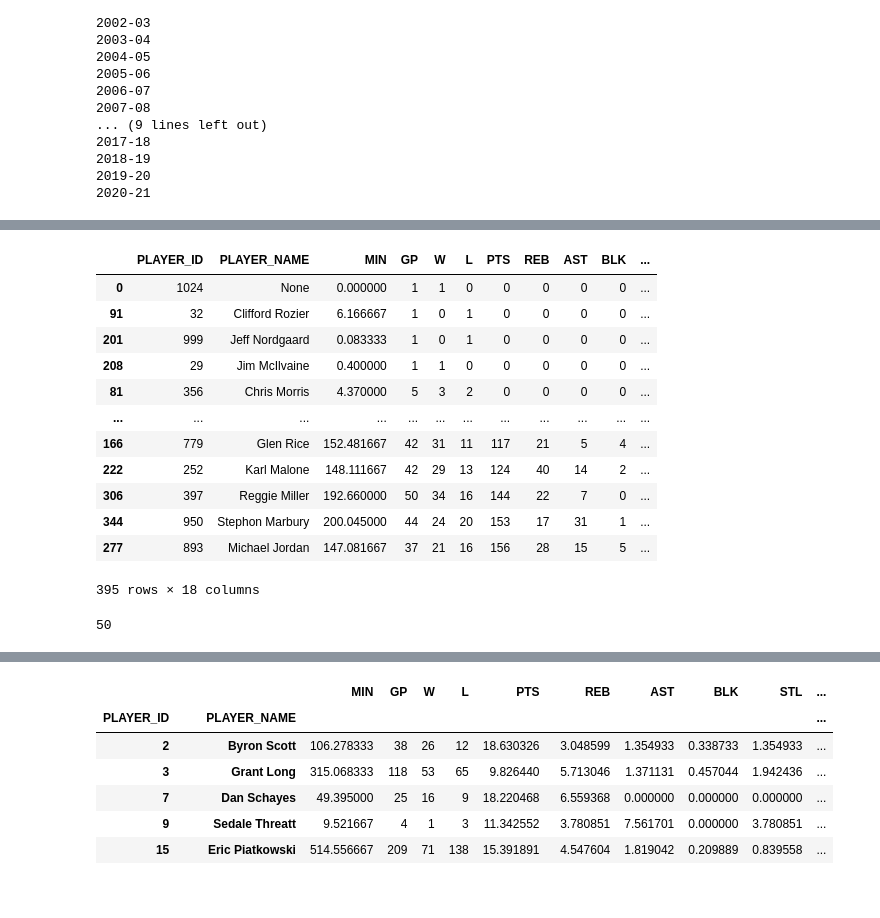
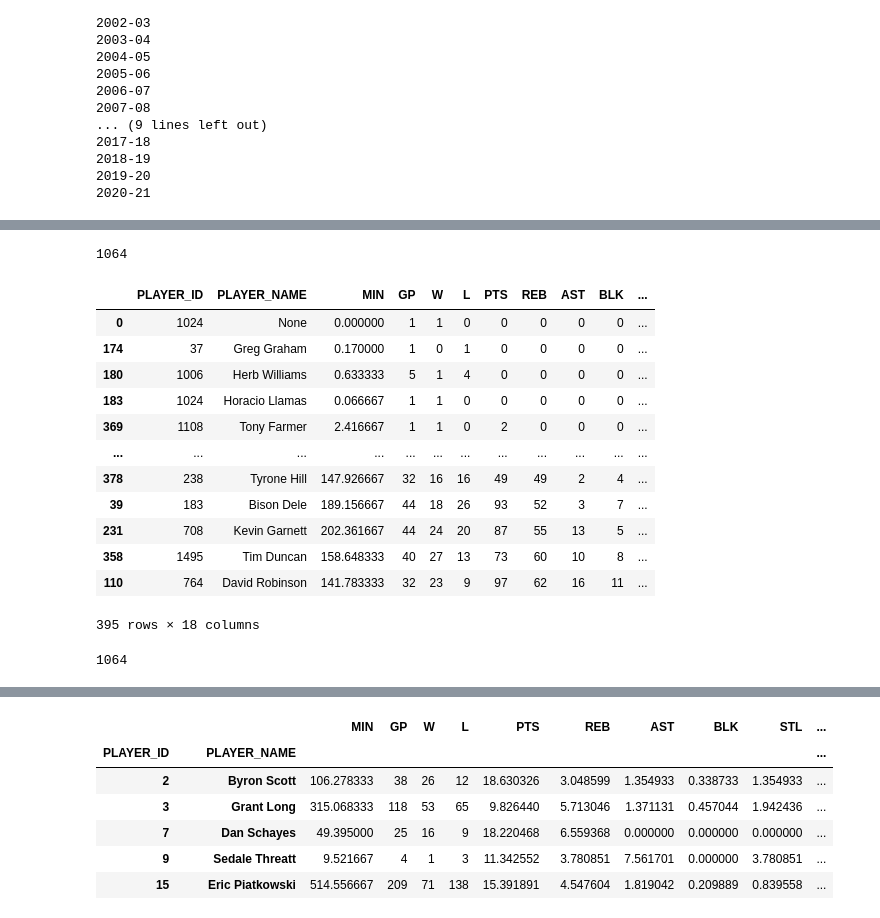
Before and after one commit to Tupacula/nba-clutch-analysis, a Jupyter notebook: cleaner_clutch.ipynb, the cells around one changed output, grey strips where cells are left out. Saved outputs shown, nothing was run; the diff lists cells and outputs as text; code cells hidden in the pictures.

```diff
--- a/cleaner_clutch.ipynb
+++ b/cleaner_clutch.ipynb
@@ -151,19 +173,27 @@ def plot_stats(df1, df2, stat, ):
+# %%
+len(no_scrubs_clutch_all)
+# %% [output]
+1064
 # %%
-clutch_data[1].sort_values('PTS')
+clutch_data[1].sort_values('REB')
 # %% [output]
 |  | PLAYER_ID | PLAYER_NAME | MIN | GP | W | L | PTS | REB | AST | BLK | ... |
 | 0 | 1024 | None | 0.000000 | 1 | 1 | 0 | 0 | 0 | 0 | 0 | ... |
-| 91 | 32 | Clifford Rozier | 6.166667 | 1 | 0 | 1 | 0 | 0 | 0 | 0 | ... |
-| 201 | 999 | Jeff Nordgaard | 0.083333 | 1 | 0 | 1 | 0 | 0 | 0 | 0 | ... |
-| 208 | 29 | Jim McIlvaine | 0.400000 | 1 | 1 | 0 | 0 | 0 | 0 | 0 | ... |
-| 81 | 356 | Chris Morris | 4.370000 | 5 | 3 | 2 | 0 | 0 | 0 | 0 | ... |
+| 174 | 37 | Greg Graham | 0.170000 | 1 | 0 | 1 | 0 | 0 | 0 | 0 | ... |
+| 180 | 1006 | Herb Williams | 0.633333 | 5 | 1 | 4 | 0 | 0 | 0 | 0 | ... |
+| 183 | 1024 | Horacio Llamas | 0.066667 | 1 | 1 | 0 | 0 | 0 | 0 | 0 | ... |
+| 369 | 1108 | Tony Farmer | 2.416667 | 1 | 1 | 0 | 2 | 0 | 0 | 0 | ... |
 | ... | ... | ... | ... | ... | ... | ... | ... | ... | ... | ... | ... |
-| 166 | 779 | Glen Rice | 152.481667 | 42 | 31 | 11 | 117 | 21 | 5 | 4 | ... |
-| 222 | 252 | Karl Malone | 148.111667 | 42 | 29 | 13 | 124 | 40 | 14 | 2 | ... |
-| 306 | 397 | Reggie Miller | 192.660000 | 50 | 34 | 16 | 144 | 22 | 7 | 0 | ... |
-| 344 | 950 | Stephon Marbury | 200.045000 | 44 | 24 | 20 | 153 | 17 | 31 | 1 | ... |
-| 277 | 893 | Michael Jordan | 147.081667 | 37 | 21 | 16 | 156 | 28 | 15 | 5 | ... |
+| 378 | 238 | Tyrone Hill | 147.926667 | 32 | 16 | 16 | 49 | 49 | 2 | 4 | ... |
+| 39 | 183 | Bison Dele | 189.156667 | 44 | 18 | 26 | 93 | 52 | 3 | 7 | ... |
+| 231 | 708 | Kevin Garnett | 202.361667 | 44 | 24 | 20 | 87 | 55 | 13 | 5 | ... |
+| 358 | 1495 | Tim Duncan | 158.648333 | 40 | 27 | 13 | 73 | 60 | 10 | 8 | ... |
+| 110 | 764 | David Robinson | 141.783333 | 32 | 23 | 9 | 97 | 62 | 16 | 11 | ... |
 395 rows × 18 columns
+# %%
+len(no_scrubs_players_all)
+# %% [output]
+1064
 # %%
 def aggregate_dfs(dfs):
     stacked = stack_em(dfs)
@@ -189,4 +216,0 @@ all_clutch = clutch_data + clutch_data_playoffs
-# %%
-len(all_clutch)
-# %% [output]
-50
```
Also changed, not shown: parts of 26 cells of this notebook, 13 other files.
